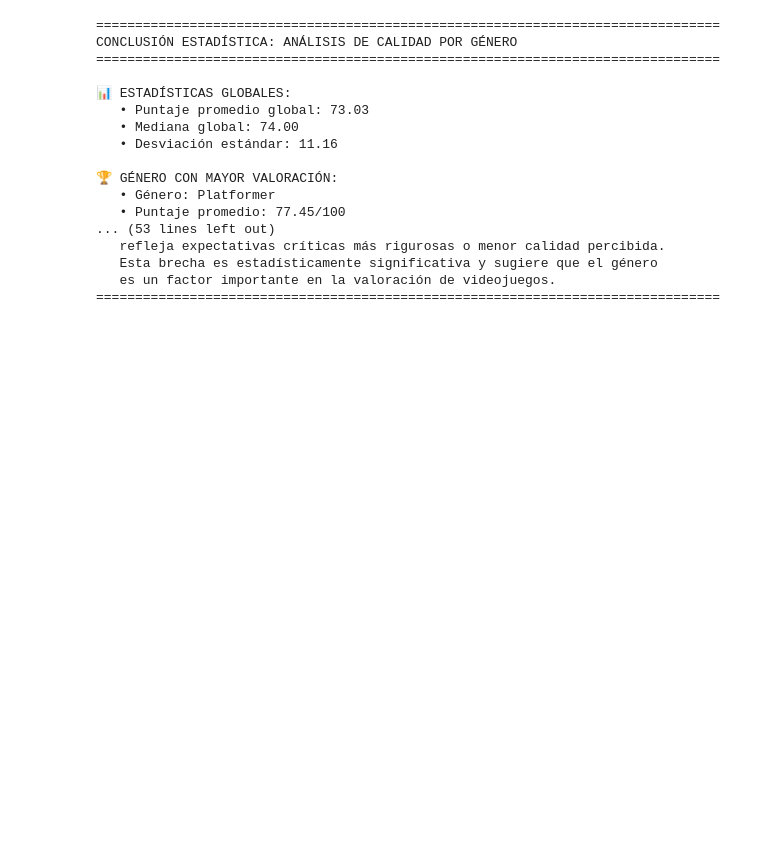
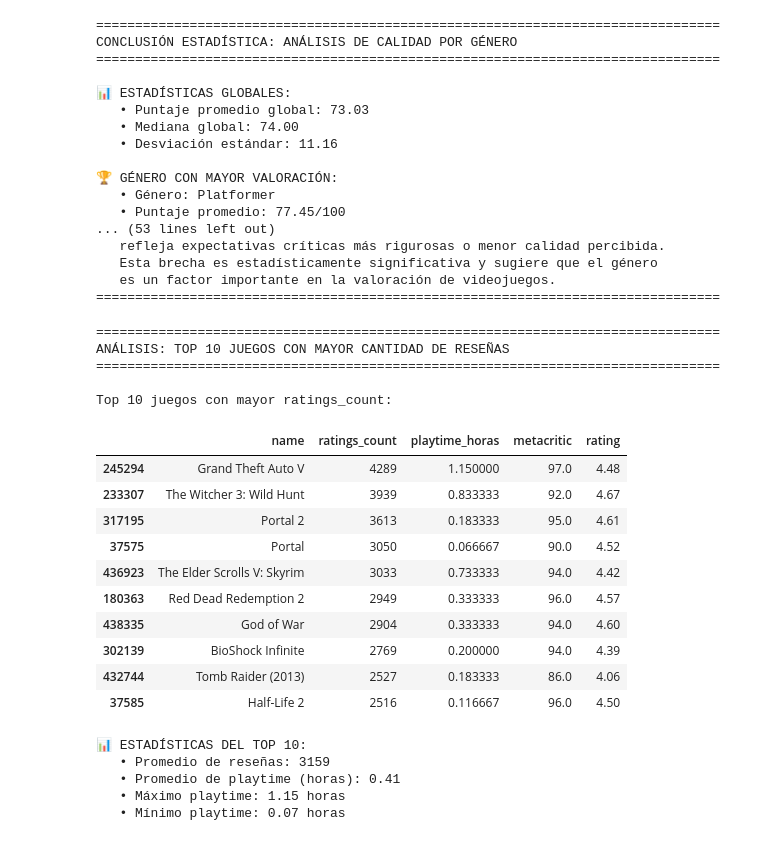
Before and after one commit to ericrodriguezdev/introduccion-progrmacion-cientifica-, a Jupyter notebook: notebook/descriptive_analysis.ipynb, the cells around one changed output. Drawn from its saved outputs; the diff is of its cells as text; code cells hidden in the pictures; blank space fills up the shorter version.

```diff
--- a/notebook/descriptive_analysis.ipynb
+++ b/notebook/descriptive_analysis.ipynb
@@ -281,3 +281,51 @@ CONCLUSIÓN ESTADÍSTICA: ANÁLISIS DE CALIDAD POR GÉNERO
    Esta brecha es estadísticamente significativa y sugiere que el género
    es un factor importante en la valoración de videojuegos.
 ================================================================================
+# %%
+# Top 10 juegos con mayor ratings_count
+print('\n' + '='*80)
+print('ANÁLISIS: TOP 10 JUEGOS CON MAYOR CANTIDAD DE RESEÑAS')
+print('='*80)
+
+# Filtrar juegos con datos válidos
+top_10_games = df[['name', 'ratings_count', 'playtime', 'metacritic', 'rating']].copy()
+top_10_games = top_10_games.dropna(subset=['ratings_count', 'playtime'])
+top_10_games = top_10_games[top_10_games['playtime'] > 0]
+
+# Ordenar por ratings_count y tomar los 10 primeros
+top_10_games = top_10_games.nlargest(10, 'ratings_count')
+
+# Convertir playtime a horas (asumiendo que está en minutos)
+top_10_games['playtime_horas'] = top_10_games['playtime'] / 60
+
+print(f'\nTop 10 juegos con mayor ratings_count:')
+display(top_10_games[['name', 'ratings_count', 'playtime_horas', 'metacritic', 'rating']])
+
+# Estadísticas del top 10
+print(f'\n📊 ESTADÍSTICAS DEL TOP 10:')
+print(f'   • Promedio de reseñas: {top_10_games["ratings_count"].mean():.0f}')
+print(f'   • Promedio de playtime (horas): {top_10_games["playtime_horas"].mean():.2f}')
+print(f'   • Máximo playtime: {top_10_games["playtime_horas"].max():.2f} horas')
+print(f'   • Mínimo playtime: {top_10_games["playtime_horas"].min():.2f} horas')
+# %% [output]
+================================================================================
+ANÁLISIS: TOP 10 JUEGOS CON MAYOR CANTIDAD DE RESEÑAS
+================================================================================
+
+Top 10 juegos con mayor ratings_count:
+|  | name | ratings_count | playtime_horas | metacritic | rating |
+| 245294 | Grand Theft Auto V | 4289 | 1.150000 | 97.0 | 4.48 |
+| 233307 | The Witcher 3: Wild Hunt | 3939 | 0.833333 | 92.0 | 4.67 |
+| 317195 | Portal 2 | 3613 | 0.183333 | 95.0 | 4.61 |
+| 37575 | Portal | 3050 | 0.066667 | 90.0 | 4.52 |
+| 436923 | The Elder Scrolls V: Skyrim | 3033 | 0.733333 | 94.0 | 4.42 |
+| 180363 | Red Dead Redemption 2 | 2949 | 0.333333 | 96.0 | 4.57 |
+| 438335 | God of War | 2904 | 0.333333 | 94.0 | 4.60 |
+| 302139 | BioShock Infinite | 2769 | 0.200000 | 94.0 | 4.39 |
+| 432744 | Tomb Raider (2013) | 2527 | 0.183333 | 86.0 | 4.06 |
+| 37585 | Half-Life 2 | 2516 | 0.116667 | 96.0 | 4.50 |
+📊 ESTADÍSTICAS DEL TOP 10:
+   • Promedio de reseñas: 3159
+   • Promedio de playtime (horas): 0.41
+   • Máximo playtime: 1.15 horas
+   • Mínimo playtime: 0.07 horas
```
Also changed, not shown: parts of 2 cells of this notebook.
